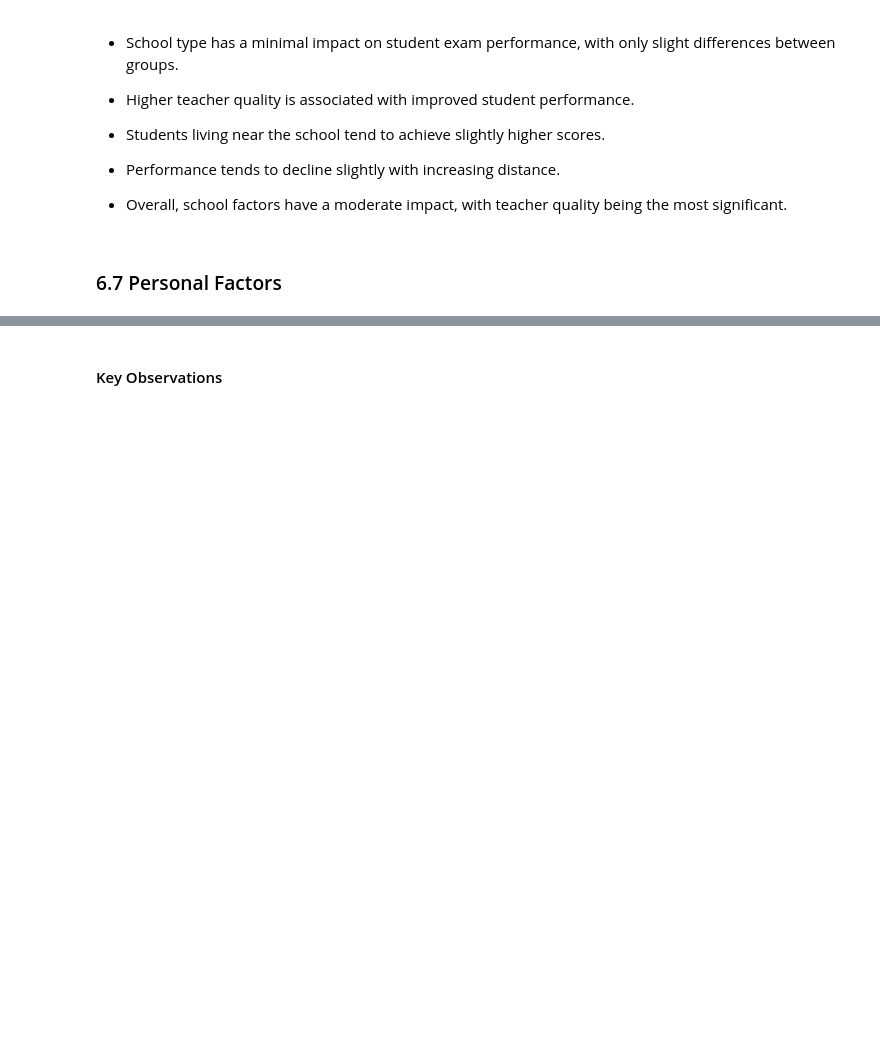
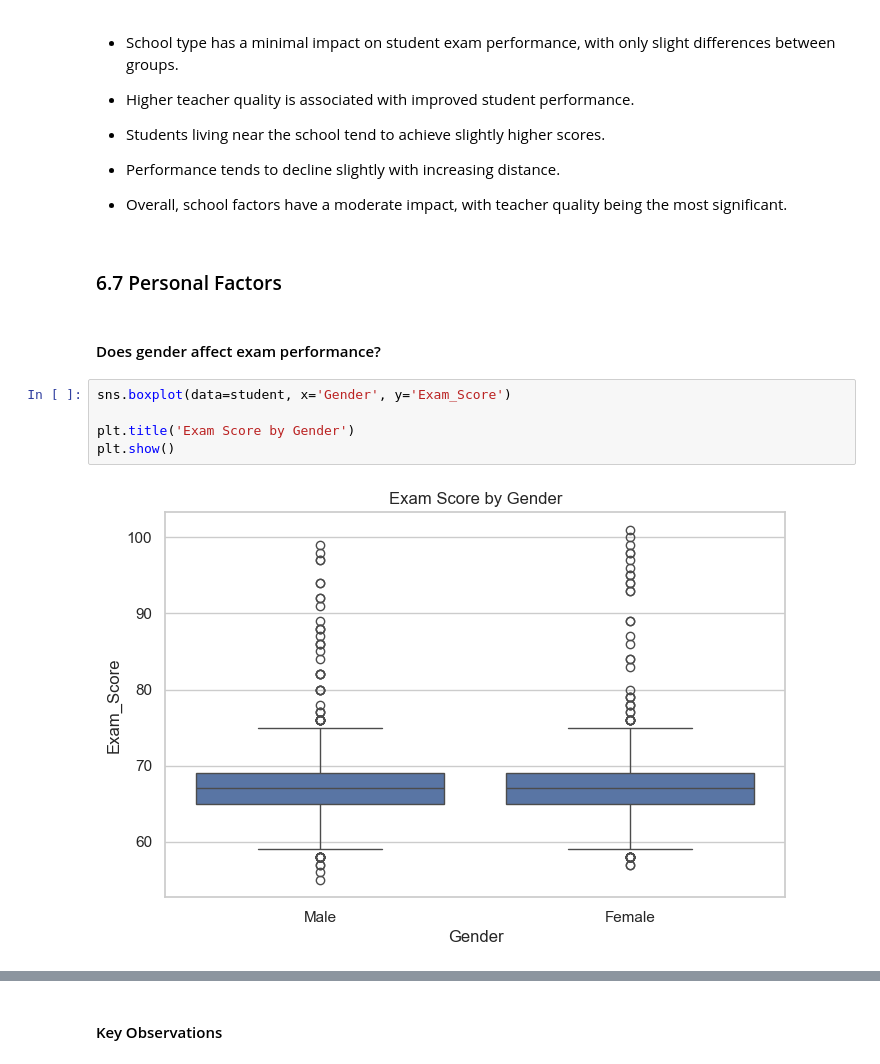
Before and after one commit to Nujud123/A-AI-Bootcamp, a Jupyter notebook: student/course2/p2_student_exam.ipynb, the cells around one changed output, grey strips where cells are left out. Saved outputs shown, nothing was run; the diff lists cells and outputs as text; blank space fills up the shorter version.

```diff
--- a/student/course2/p2_student_exam.ipynb
+++ b/student/course2/p2_student_exam.ipynb
@@ -459,3 +459,12 @@ plt.show()
 - Overall, school factors have a moderate impact, with teacher quality being the most significant.
 # %% [markdown]
 ### 6.7 Personal Factors
+# %% [markdown]
+#### Does gender affect exam performance?
+# %%
+sns.boxplot(data=student, x='Gender', y='Exam_Score')
+
+plt.title('Exam Score by Gender')
+plt.show()
+# %% [output]
+[figure, added]
```
Also changed, not shown: parts of 5 cells of this notebook.
